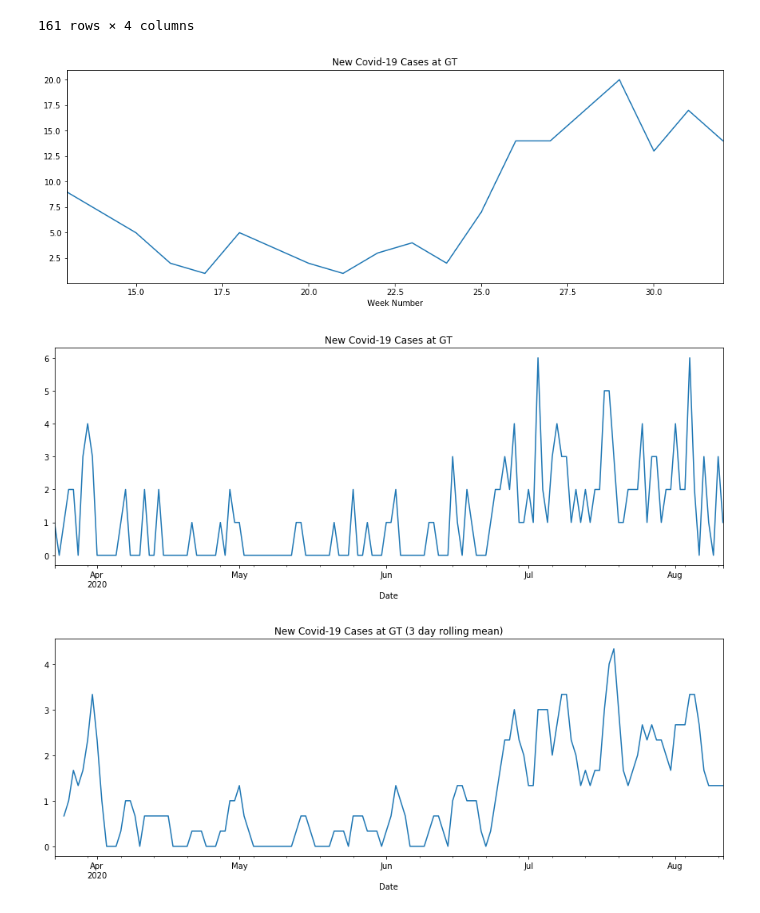
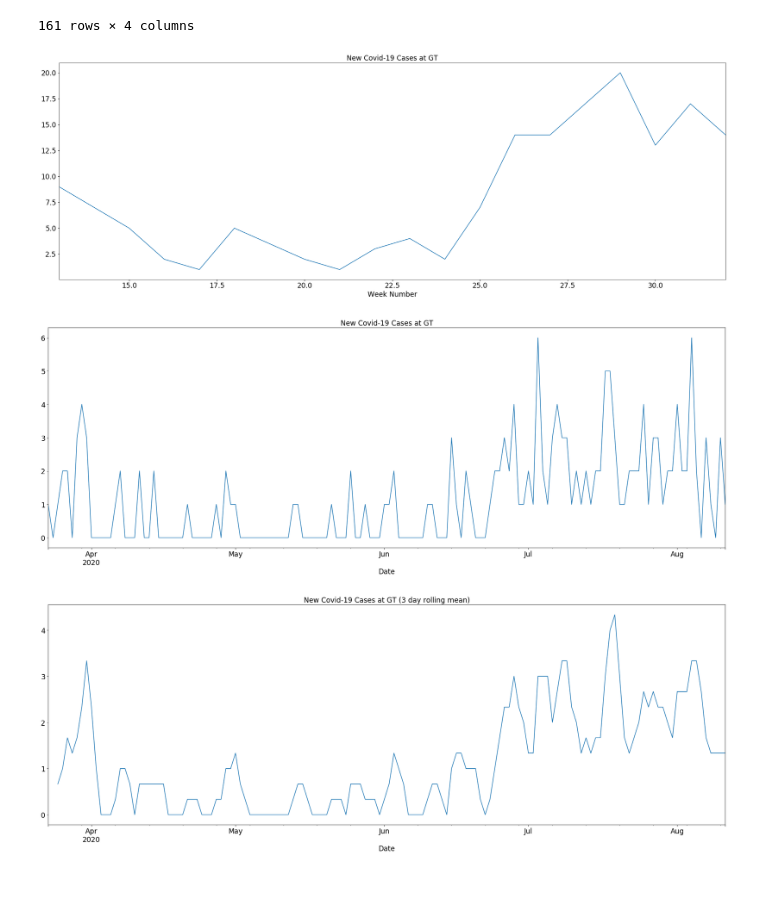
Before and after one commit to anishthite/gtcovid, a Jupyter notebook: GTCOVID.ipynb, the cells around one changed output. Cells and saved outputs as stored; diff of their text form; code cells hidden in the pictures; blank space fills up the shorter version.

```diff
--- a/GTCOVID.ipynb
+++ b/GTCOVID.ipynb
@@ -4,7 +4,19 @@ import pandas as pd
 import lxml
 import numpy as np
 import matplotlib.pyplot as plt
+
+import matplotlib.pylab as pylab
+params = {'legend.fontsize': 'xx-large',
+          'figure.figsize': (30, 10),
+         'axes.labelsize': 'xx-large',
+         'axes.titlesize':'xx-large',
+         'xtick.labelsize':'xx-large',
+         'ytick.labelsize':'xx-large'}
+pylab.rcParams.update(params)
+
+
 from sklearn.metrics import r2_score
+
 page = requests.get('http://health.gatech.edu/coronavirus/health-alerts')
 # %%
 page = page.text[page.text.index('<h3>Current Month</h3>'):]
@@ -30,20 +42,20 @@ megadf
 # %%
 megadf["Date Reported"] = megadf["Date Reported"].astype("datetime64")
 megadf.groupby(megadf["Date Reported"].dt.week)[['Date Reported']].count()[:-1].plot(
-    kind="line",legend=None,title="New Covid-19 Cases at GT",figsize=(15,5)).set_xlabel('Week Number')
+    kind="line",legend=None,title="New Covid-19 Cases at GT",figsize=(30,10)).set_xlabel('Week Number')
 plt.savefig('gtweekly.png')
 megadf.groupby(megadf["Date Reported"].dt.date)[['Date Reported']].count().asfreq(
     freq='1D',fill_value=0).plot(
-    kind="line",legend=None,title="New Covid-19 Cases at GT",figsize=(15,5)).set_xlabel('Date')
+    kind="line",legend=None,title="New Covid-19 Cases at GT",figsize=(30,10)).set_xlabel('Date')
 plt.savefig('gtdaily.png')
 megadf.groupby(megadf["Date Reported"].dt.date)[['Date Reported']].count().asfreq(
     freq='1D',fill_value=0).rolling(3).mean().plot(
-    kind="line",legend=None,title="New Covid-19 Cases at GT (3 day rolling mean)",figsize=(15,5)).set_xlabel('Date')
+    kind="line",legend=None,title="New Covid-19 Cases at GT (3 day rolling mean)",figsize=(30,10)).set_xlabel('Date')
 plt.savefig('gtdaily3day.png')
 # %% [output]
-[figure, old version]
+[figure, new version]
-[figure, old version]
+[figure, new version]
-[figure, old version]
+[figure, new version]
 # %%
 megadf["Date Reported"] = megadf["Date Reported"].astype("datetime64")
 affected = megadf[~megadf["Campus Impact"].str.contains("impact")]
```
Also changed, not shown: parts of 2 cells of this notebook, 8 other files.
